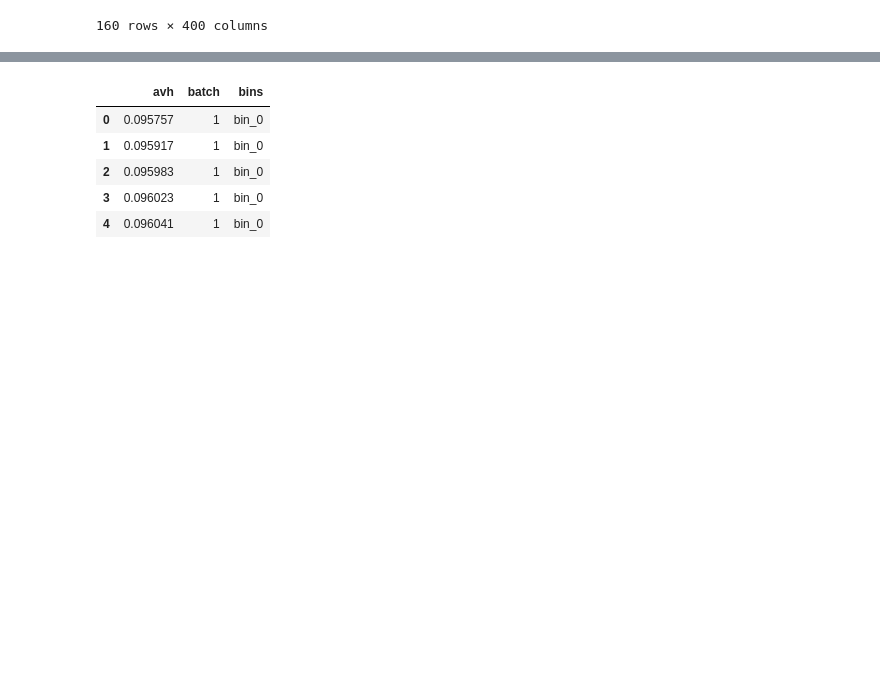
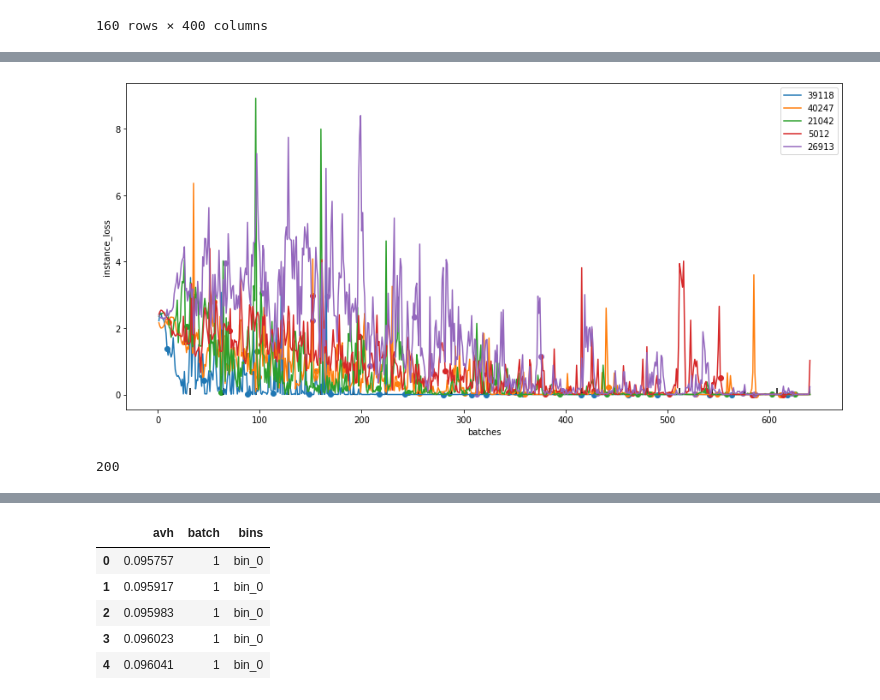
Before and after one commit to chandan-wai/fast-autoaugment, a Jupyter notebook: staleness.ipynb, the cells around one changed output, grey strips where cells are left out. Drawn from its saved outputs; the diff is of its cells as text; code cells hidden in the pictures; blank space fills up the shorter version.

```diff
--- a/staleness.ipynb
+++ b/staleness.ipynb
@@ -126,0 +148,17 @@ plt.show()
+# %%
+x = np.arange(1, num_epochs*32 + 1)
+plt.figure(figsize=(15,7))
+for idx in indices:
+    plt.plot(x, unaug_df["instance_loss"][idx][:num_epochs*32])
+    plt.scatter(train_batch[idx], [unaug_df["instance_loss"][idx]['epoch_{}_batch_{}'.format(j+1, 32 if i%32==0 else i%32)] for j, i in enumerate(train_batch[idx])])
+plt.vlines(x=epochs[:num_epochs]*32, ymin=0, ymax=0.2, colors='k')
+plt.xlabel('batches')
+plt.ylabel("instance_loss")
+plt.legend(indices)
+plt.show()
+# %% [output]
+[figure, added]
+# %%
+len(train_batch[39118])
+# %% [output]
+200
```
Also changed, not shown: parts of 33 cells of this notebook, 3 other files.
